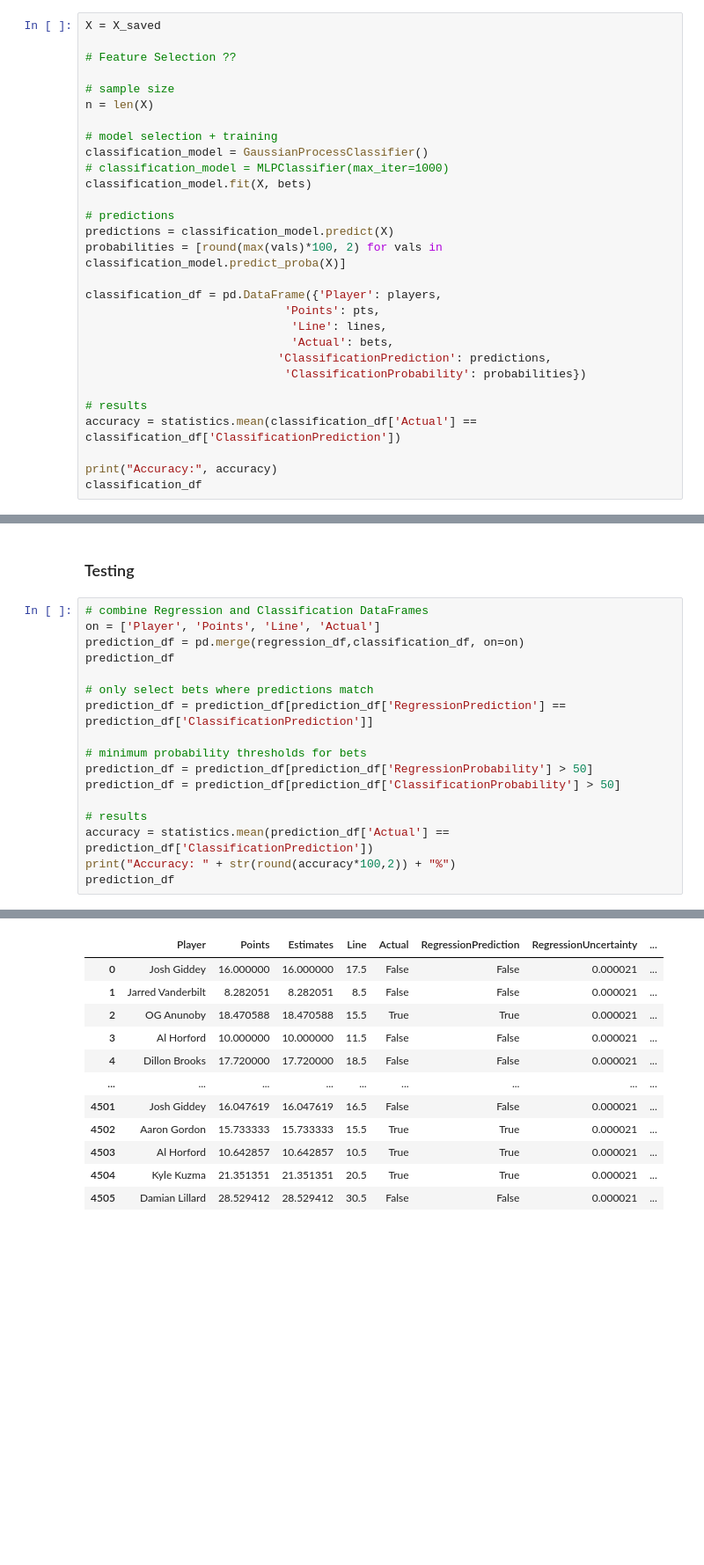
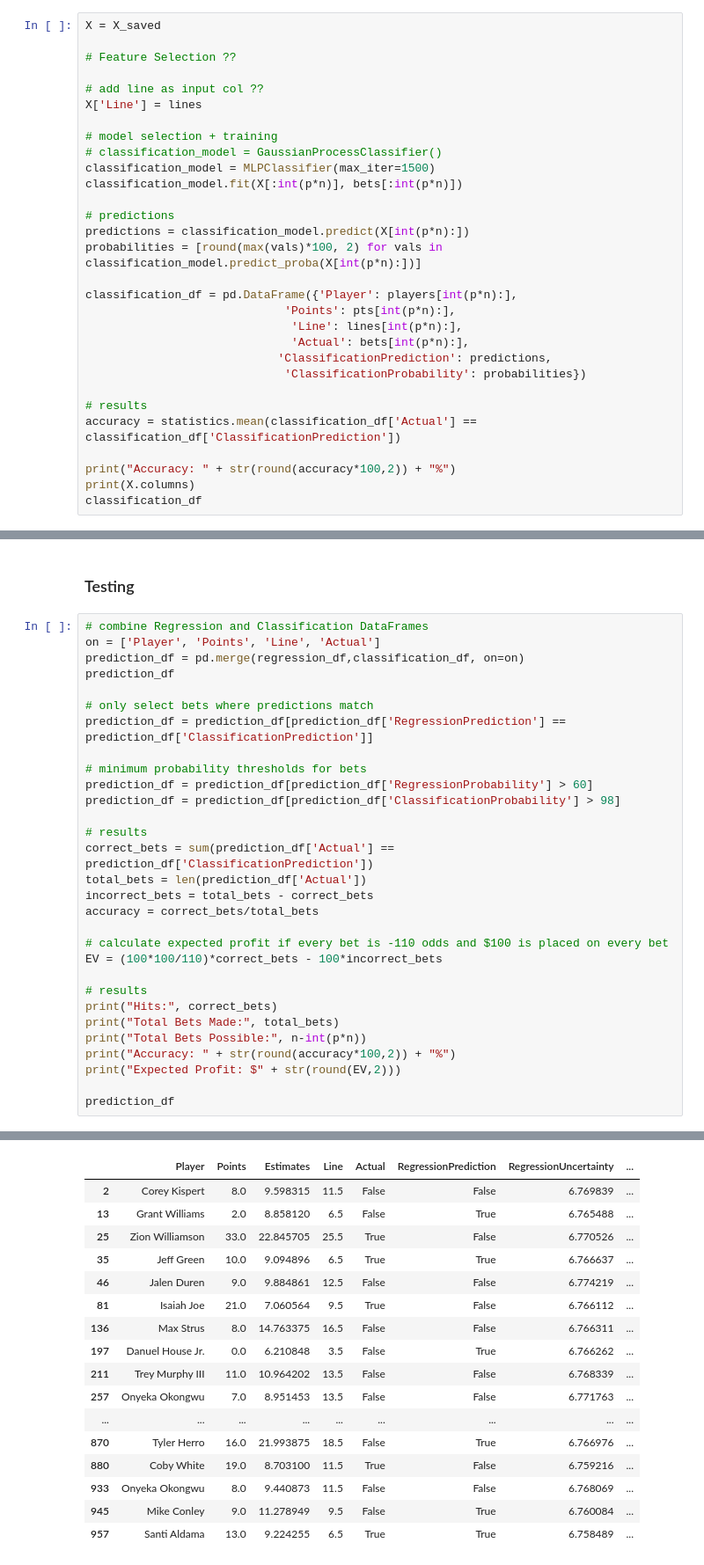
Before and after one commit to apsankaran/SportsBetting, a Jupyter notebook: Model.ipynb, the cells around one changed output, grey strips where cells are left out. Shown at 88% size. Saved outputs shown, nothing was run; the diff lists cells and outputs as text; blank space fills up the shorter version.

```diff
--- a/Model.ipynb
+++ b/Model.ipynb
@@ -620,28 +623,29 @@ X = X_saved
 
 # Feature Selection ??
 
-# sample size
-n = len(X)
+# add line as input col ??
+X['Line'] = lines
 
 # model selection + training
-classification_model = GaussianProcessClassifier()
-# classification_model = MLPClassifier(max_iter=1000)
-classification_model.fit(X, bets)
+# classification_model = GaussianProcessClassifier()
+classification_model = MLPClassifier(max_iter=1500)
+classification_model.fit(X[:int(p*n)], bets[:int(p*n)])
 
 # predictions
-predictions = classification_model.predict(X)
-probabilities = [round(max(vals)*100, 2) for vals in classification_model.predict_proba(X)]
+predictions = classification_model.predict(X[int(p*n):])
+probabilities = [round(max(vals)*100, 2) for vals in classification_model.predict_proba(X[int(p*n):])]
 
-classification_df = pd.DataFrame({'Player': players,
-                             'Points': pts,
-                              'Line': lines,
-                              'Actual': bets,
+classification_df = pd.DataFrame({'Player': players[int(p*n):],
+                             'Points': pts[int(p*n):],
+                              'Line': lines[int(p*n):],
+                              'Actual': bets[int(p*n):],
                             'ClassificationPrediction': predictions,
                              'ClassificationProbability': probabilities})
 
 # results
 accuracy = statistics.mean(classification_df['Actual'] == classification_df['ClassificationPrediction'])
 
-print("Accuracy:", accuracy)
+print("Accuracy: " + str(round(accuracy*100,2)) + "%")
+print(X.columns)
 classification_df
 # %% [output]
@@ -671,11 +688,24 @@ prediction_df
 prediction_df = prediction_df[prediction_df['RegressionPrediction'] == prediction_df['ClassificationPrediction']]
 
 # minimum probability thresholds for bets
-prediction_df = prediction_df[prediction_df['RegressionProbability'] > 50]
-prediction_df = prediction_df[prediction_df['ClassificationProbability'] > 50]
+prediction_df = prediction_df[prediction_df['RegressionProbability'] > 60]
+prediction_df = prediction_df[prediction_df['ClassificationProbability'] > 98]
 
 # results
-accuracy = statistics.mean(prediction_df['Actual'] == prediction_df['ClassificationPrediction'])
+correct_bets = sum(prediction_df['Actual'] == prediction_df['ClassificationPrediction'])
+total_bets = len(prediction_df['Actual'])
+incorrect_bets = total_bets - correct_bets
+accuracy = correct_bets/total_bets
+
+# calculate expected profit if every bet is -110 odds and $100 is placed on every bet
+EV = (100*100/110)*correct_bets - 100*incorrect_bets
+
+# results
+print("Hits:", correct_bets)
+print("Total Bets Made:", total_bets)
+print("Total Bets Possible:", n-int(p*n))
 print("Accuracy: " + str(round(accuracy*100,2)) + "%")
+print("Expected Profit: $" + str(round(EV,2)))
+
 prediction_df
 # %% [output]
@@ -683,12 +717,17 @@ Accuracy: 100%
 |  | Player | Points | Estimates | Line | Actual | RegressionPrediction | RegressionUncertainty | ... |
-| 0 | Josh Giddey | 16.000000 | 16.000000 | 17.5 | False | False | 0.000021 | ... |
-| 1 | Jarred Vanderbilt | 8.282051 | 8.282051 | 8.5 | False | False | 0.000021 | ... |
-| 2 | OG Anunoby | 18.470588 | 18.470588 | 15.5 | True | True | 0.000021 | ... |
-| 3 | Al Horford | 10.000000 | 10.000000 | 11.5 | False | False | 0.000021 | ... |
-| 4 | Dillon Brooks | 17.720000 | 17.720000 | 18.5 | False | False | 0.000021 | ... |
+| 2 | Corey Kispert | 8.0 | 9.598315 | 11.5 | False | False | 6.769839 | ... |
+| 13 | Grant Williams | 2.0 | 8.858120 | 6.5 | False | True | 6.765488 | ... |
+| 25 | Zion Williamson | 33.0 | 22.845705 | 25.5 | True | False | 6.770526 | ... |
+| 35 | Jeff Green | 10.0 | 9.094896 | 6.5 | True | True | 6.766637 | ... |
+| 46 | Jalen Duren | 9.0 | 9.884861 | 12.5 | False | False | 6.774219 | ... |
+| 81 | Isaiah Joe | 21.0 | 7.060564 | 9.5 | True | False | 6.766112 | ... |
+| 136 | Max Strus | 8.0 | 14.763375 | 16.5 | False | False | 6.766311 | ... |
+| 197 | Danuel House Jr. | 0.0 | 6.210848 | 3.5 | False | True | 6.766262 | ... |
+| 211 | Trey Murphy III | 11.0 | 10.964202 | 13.5 | False | False | 6.768339 | ... |
+| 257 | Onyeka Okongwu | 7.0 | 8.951453 | 13.5 | False | False | 6.771763 | ... |
 | ... | ... | ... | ... | ... | ... | ... | ... | ... |
-| 4501 | Josh Giddey | 16.047619 | 16.047619 | 16.5 | False | False | 0.000021 | ... |
-| 4502 | Aaron Gordon | 15.733333 | 15.733333 | 15.5 | True | True | 0.000021 | ... |
-| 4503 | Al Horford | 10.642857 | 10.642857 | 10.5 | True | True | 0.000021 | ... |
-| 4504 | Kyle Kuzma | 21.351351 | 21.351351 | 20.5 | True | True | 0.000021 | ... |
-| 4505 | Damian Lillard | 28.529412 | 28.529412 | 30.5 | False | False | 0.000021 | ... |
+| 870 | Tyler Herro | 16.0 | 21.993875 | 18.5 | False | True | 6.766976 | ... |
+| 880 | Coby White | 19.0 | 8.703100 | 11.5 | True | False | 6.759216 | ... |
+| 933 | Onyeka Okongwu | 8.0 | 9.440873 | 11.5 | False | False | 6.768069 | ... |
+| 945 | Mike Conley | 9.0 | 11.278949 | 9.5 | False | True | 6.760084 | ... |
+| 957 | Santi Aldama | 13.0 | 9.224255 | 6.5 | True | True | 6.758489 | ... |
```
Also changed, not shown: parts of 11 cells of this notebook.
